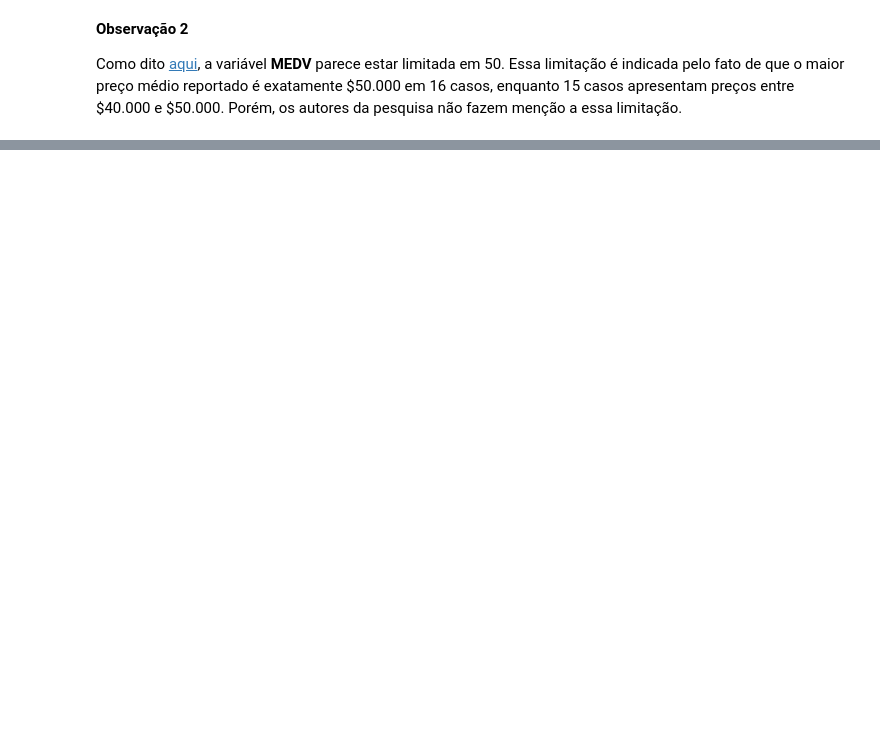
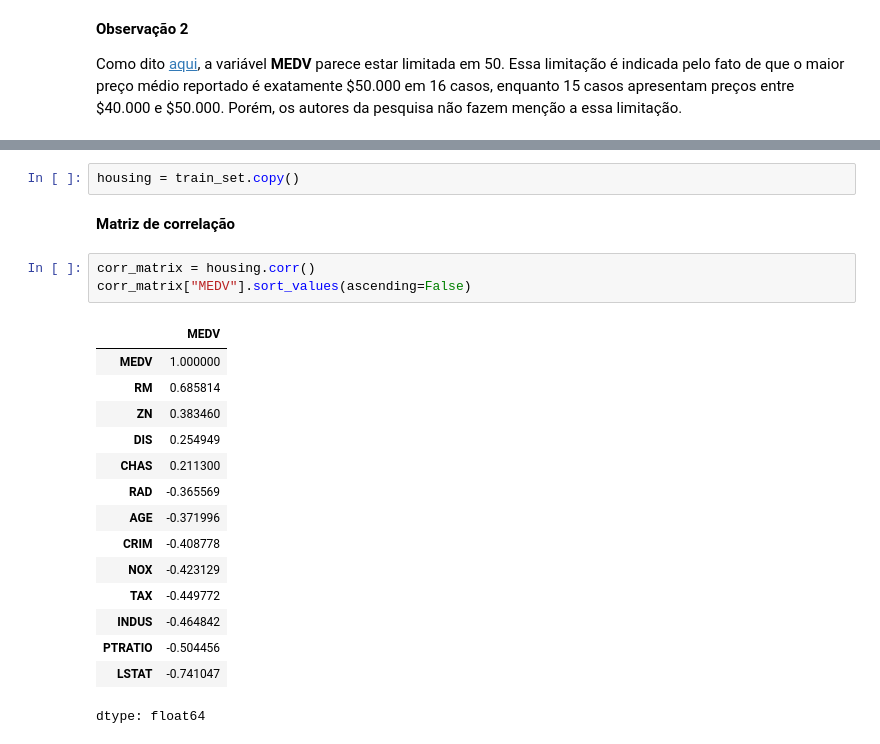
Before and after one commit to amandatz/boston-housing, a Jupyter notebook: solution.ipynb, the cells around one changed output, grey strips where cells are left out. Cells and saved outputs as stored; diff of their text form; blank space fills up the shorter version.

```diff
--- a/solution.ipynb
+++ b/solution.ipynb
@@ -139,0 +181,23 @@ Como dito [aqui](https://www.cs.toronto.edu/~delve/data/boston/bostonDetail.html
+# %%
+housing = train_set.copy()
+# %% [markdown]
+**Matriz de correlação**
+# %%
+corr_matrix = housing.corr()
+corr_matrix["MEDV"].sort_values(ascending=False)
+# %% [output]
+|  | MEDV |
+| MEDV | 1.000000 |
+| RM | 0.685814 |
+| ZN | 0.383460 |
+| DIS | 0.254949 |
+| CHAS | 0.211300 |
+| RAD | -0.365569 |
+| AGE | -0.371996 |
+| CRIM | -0.408778 |
+| NOX | -0.423129 |
+| TAX | -0.449772 |
+| INDUS | -0.464842 |
+| PTRATIO | -0.504456 |
+| LSTAT | -0.741047 |
+dtype: float64
```
Also changed, not shown: parts of 51 cells of this notebook.
